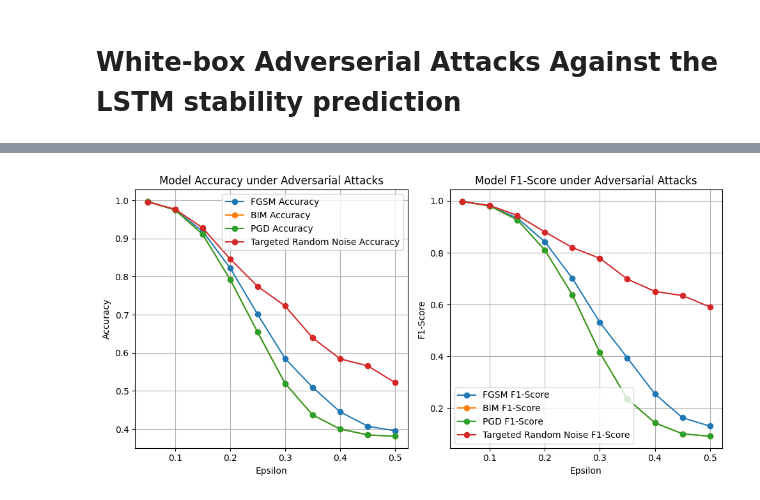
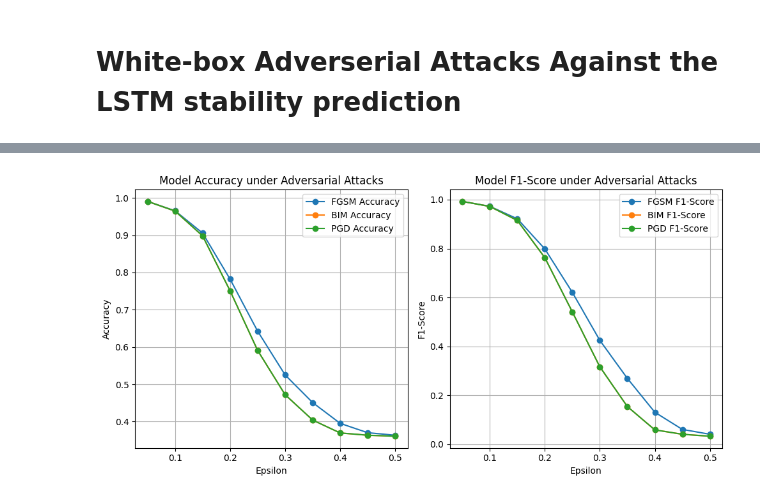
Before and after one commit to emadef1/Fortifying-Stability-Prediction-, a Jupyter notebook: GRU_based_anomoly_detection.ipynb, the cells around one changed output, grey strips where cells are left out. Saved outputs shown, nothing was run; the diff lists cells and outputs as text; code cells hidden in the pictures.

```diff
--- a/GRU_based_anomoly_detection.ipynb
+++ b/GRU_based_anomoly_detection.ipynb
@@ -1384,7 +1384,7 @@ for epsilon in tqdm(epsilons, desc="Processing epsilon values"):
         fgsm_attack = FastGradientMethod(estimator=classifier, eps=epsilon.item())
         bim_attack = BasicIterativeMethod(estimator=classifier, eps=epsilon.item(), max_iter=10, verbose=False)
         pgd_attack = ProjectedGradientDescentNumpy(estimator=classifier, eps=epsilon.item(), max_iter=10, verbose=False)
-        whitebox_attack = WhiteBoxAttack(model, epsilon=epsilon.item(), num_samples=50)
+        # whitebox_attack = WhiteBoxAttack(model, epsilon=epsilon.item(), num_samples=50)
         # rfgsm_attack = RFGSM(model=model, eps=epsilon.item(), alpha=2/255, steps=10)
         # eotpgd_attack = EOTPGD(model=model, eps=epsilon.item(), alpha=2/255, steps=10, eot_iter=2)
 
@@ -1417,13 +1417,13 @@ for epsilon in tqdm(epsilons, desc="Processing epsilon values"):
         pgd_labels.extend(labels.cpu().numpy())  # PGD labels are 1
 
 
-        # --- WhiteBox Attack (random noise)---
-        adv_data_whitebox = next(whitebox_attack.attack([(inputs.to('cuda'), labels.to('cuda'))]))
-        adv_outputs_whitebox = adv_data_whitebox.clone().detach().to(device)
-        adv_outputs_whitebox = model(adv_outputs_whitebox).squeeze()
-        wb_pred = (adv_outputs_whitebox > 0.5).float()
-        wb_preds.extend(wb_pred.cpu().numpy())
-        wb_labels.extend(labels.cpu().numpy())
+        # # --- WhiteBox Attack (random noise)---
+        # adv_data_whitebox = next(whitebox_attack.attack([(inputs.to('cuda'), labels.to('cuda'))]))
+        # adv_outputs_whitebox = adv_data_whitebox.clone().detach().to(device)
+        # adv_outputs_whitebox = model(adv_outputs_whitebox).squeeze()
+        # wb_pred = (adv_outputs_whitebox > 0.5).float()
+        # wb_preds.extend(wb_pred.cpu().numpy())
+        # wb_labels.extend(labels.cpu().numpy())
 
         #         # RFGSM Attack
         # adv_data_rfgsm = rfgsm_attack.forward(inputs, labels)
@@ -1448,7 +1448,7 @@ for epsilon in tqdm(epsilons, desc="Processing epsilon values"):
     calculate_metrics(fgsm_labels, fgsm_preds, "FGSM Attack")
     calculate_metrics(bim_labels, bim_preds, "BIM Attack")
     calculate_metrics(pgd_labels, pgd_preds, "PGD Attack")
-    calculate_metrics(wb_labels, wb_preds, "Targeted Random Noise Attack")
+    # calculate_metrics(wb_labels, wb_preds, "Targeted Random Noise Attack")
     # calculate_metrics(rfgsm_labels, rfgsm_preds, "RFGSM Attack")
     # calculate_metrics(eotpgd_labels, eotpgd_preds, "EOTPGD Attack")
 # %% [output]
@@ -1589,7 +1559,7 @@ for epsilon in tqdm(epsilons, desc="Processing epsilon values"):
         fgsm_attack = FastGradientMethod(estimator=classifier, eps=epsilon.item())
         bim_attack = BasicIterativeMethod(estimator=classifier, eps=epsilon.item(), max_iter=10, verbose=False)
         pgd_attack = ProjectedGradientDescentNumpy(estimator=classifier, eps=epsilon.item(), max_iter=10, verbose=False)
-        whitebox_attack = WhiteBoxAttack(model, epsilon=epsilon.item(), num_samples=50)
+        # whitebox_attack = WhiteBoxAttack(model, epsilon=epsilon.item(), num_samples=50)
 
 
         # --- FGSM Attack ---
@@ -1619,13 +1589,13 @@ for epsilon in tqdm(epsilons, desc="Processing epsilon values"):
         pgd_preds.extend(pgd_pred)
         pgd_labels.extend(labels)
 
-        # --- WhiteBox Attack ---
-        adv_data_whitebox = next(whitebox_attack.attack([(inputs.to('cuda'), labels.to('cuda'))]))
-        adv_outputs_whitebox = adv_data_whitebox.clone().detach().to(device)
-        adv_outputs_whitebox = model(adv_outputs_whitebox).squeeze()
-        wb_pred = (adv_outputs_whitebox > 0.5).float()
-        wb_preds.extend(wb_pred.cpu().numpy())
-        wb_labels.extend(labels.cpu().numpy())
+        # # --- WhiteBox Attack ---
+        # adv_data_whitebox = next(whitebox_attack.attack([(inputs.to('cuda'), labels.to('cuda'))]))
+        # adv_outputs_whitebox = adv_data_whitebox.clone().detach().to(device)
+        # adv_outputs_whitebox = model(adv_outputs_whitebox).squeeze()
+        # wb_pred = (adv_outputs_whitebox > 0.5).float()
+        # wb_preds.extend(wb_pred.cpu().numpy())
+        # wb_labels.extend(labels.cpu().numpy())
 
     # Calculate metrics
     def calculate_and_store_metrics(labels, preds, accuracies, f1s):
@@ -1635,38 +1605,38 @@ for epsilon in tqdm(epsilons, desc="Processing epsilon values"):
     calculate_and_store_metrics(fgsm_labels, fgsm_preds, fgsm_accuracies, fgsm_f1s)
     calculate_and_store_metrics(bim_labels, bim_preds, bim_accuracies, bim_f1s)
     calculate_and_store_metrics(pgd_labels, pgd_preds, pgd_accuracies, pgd_f1s)
-    calculate_and_store_metrics(wb_labels, wb_preds, wb_accuracies, wb_f1s)
+    # calculate_and_store_metrics(wb_labels, wb_preds, wb_accuracies, wb_f1s)
 
 
 
 # Plot results
 plt.figure(figsize=(10, 5))
 plt.subplot(1, 2, 1)
 plt.plot(epsilons_list, fgsm_accuracies, label="FGSM Accuracy", marker="o")
 plt.plot(epsilons_list, bim_accuracies, label="BIM Accuracy", marker="o")
 plt.plot(epsilons_list, pgd_accuracies, label="PGD Accuracy", marker="o")
-plt.plot(epsilons_list, wb_accuracies, label="Targeted Random Noise Accuracy", marker="o")
+# plt.plot(epsilons_list, wb_accuracies, label="Targeted Random Noise Accuracy", marker="o")
 
 plt.xlabel("Epsilon")
 plt.ylabel("Accuracy")
 plt.title("Model Accuracy under Adversarial Attacks")
 plt.legend()
 plt.grid()
 
 plt.subplot(1, 2, 2)
 plt.plot(epsilons_list, fgsm_f1s, label="FGSM F1-Score", marker="o")
 plt.plot(epsilons_list, bim_f1s, label="BIM F1-Score", marker="o")
 plt.plot(epsilons_list, pgd_f1s, label="PGD F1-Score", marker="o")
-plt.plot(epsilons_list, wb_f1s, label="Targeted Random Noise F1-Score", marker="o")
+# plt.plot(epsilons_list, wb_f1s, label="Targeted Random Noise F1-Score", marker="o")
 
 plt.xlabel("Epsilon")
 plt.ylabel("F1-Score")
 plt.title("Model F1-Score under Adversarial Attacks")
 plt.legend()
 plt.grid()
 
 plt.tight_layout()
 plt.savefig("whitebox1")
 plt.show()
 # %% [output]
-[figure, old version]
+[figure, new version]
```
Also changed, not shown: parts of 2 cells of this notebook.
